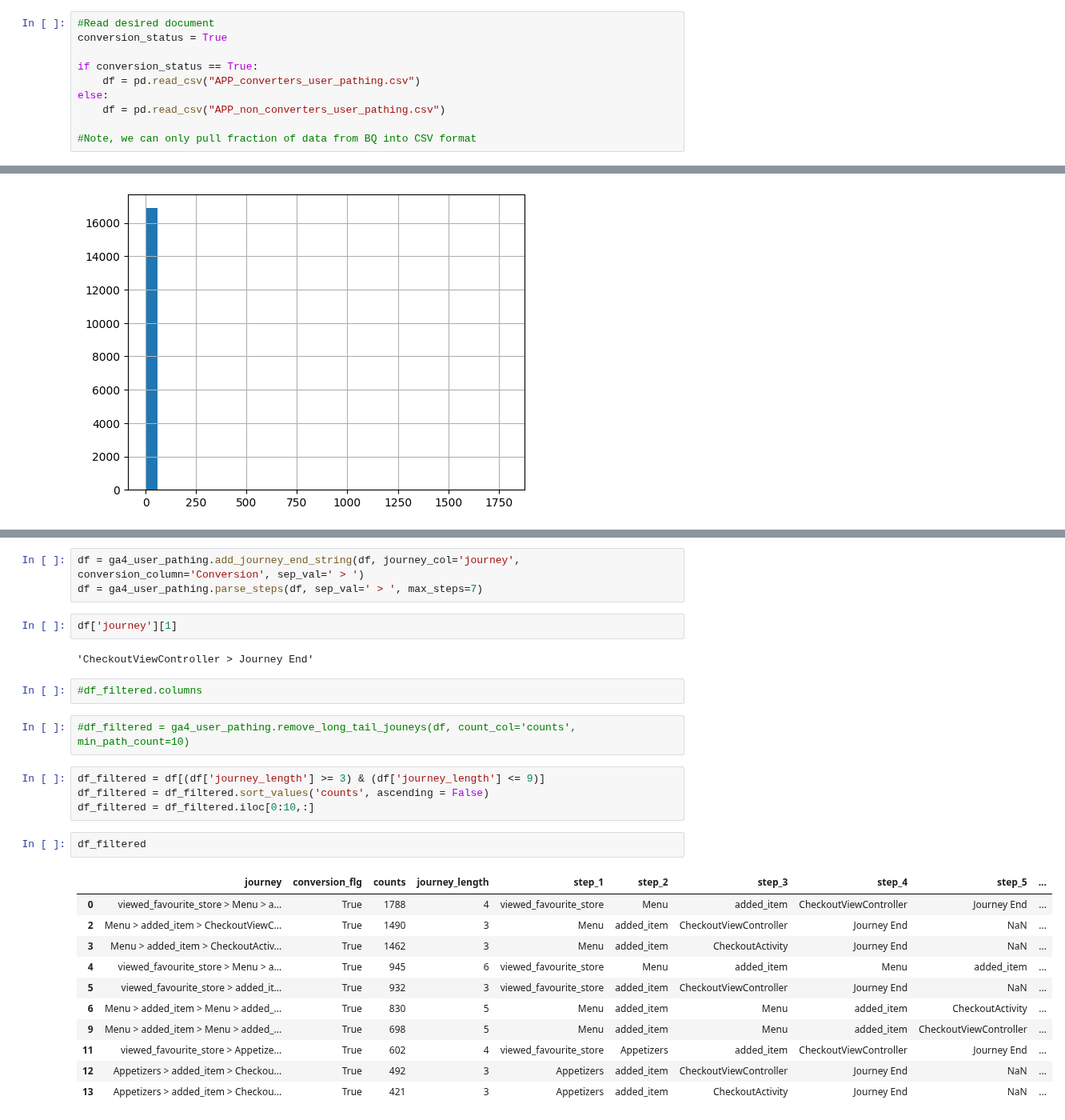
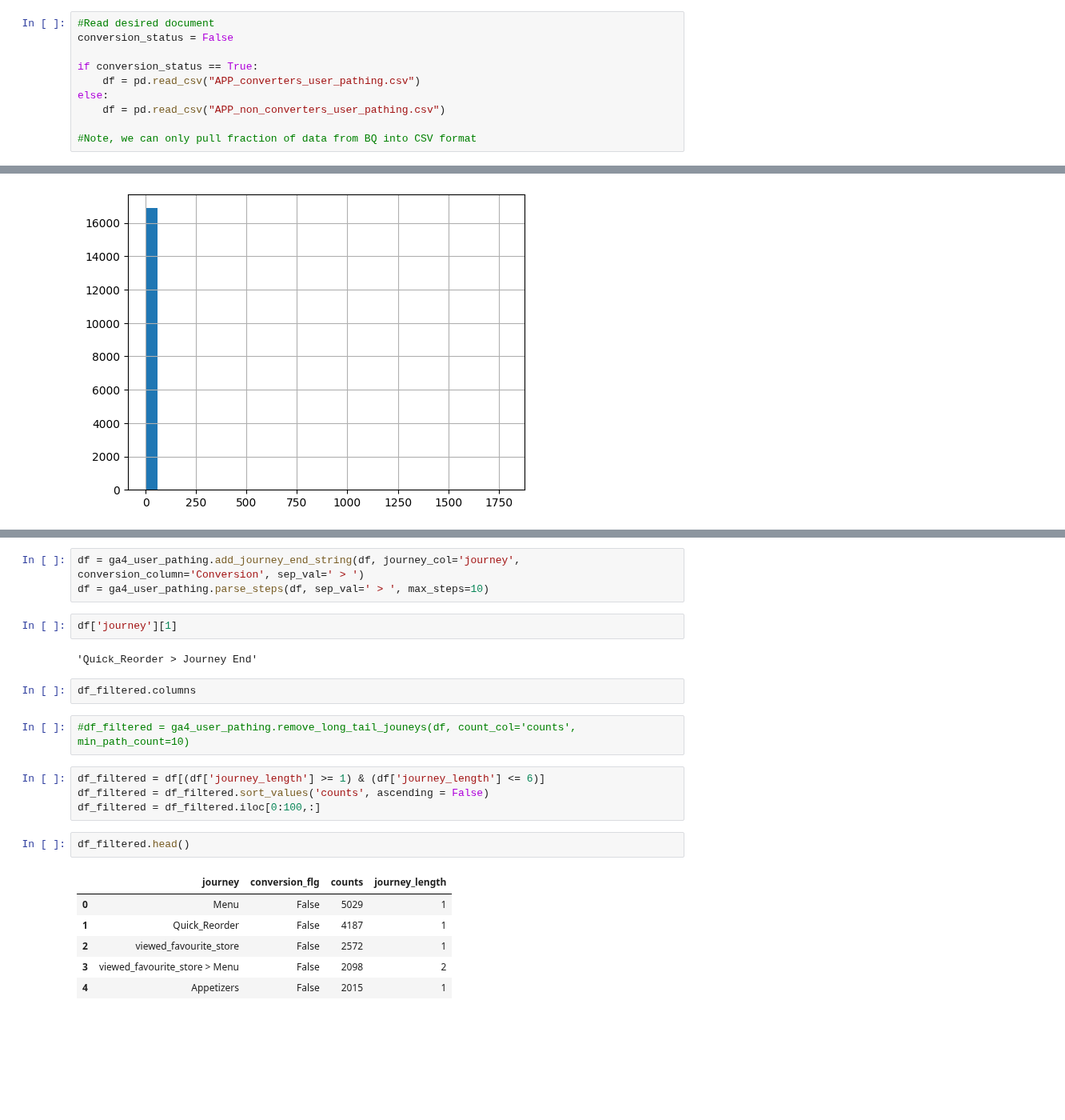
Before and after one commit to matt-walentosky-bt/applebees_user_pathing_analysis, a Jupyter notebook: APP_user_pathing_insights_20221004.ipynb, the cells around one changed output, grey strips where cells are left out. Shown at 80% size. Saved outputs shown, nothing was run; the diff lists cells and outputs as text; blank space fills up the shorter version.

```diff
--- a/APP_user_pathing_insights_20221004.ipynb
+++ b/APP_user_pathing_insights_20221004.ipynb
@@ -22,7 +22,7 @@ os.getcwd()
 '/Users/nehakhatri/Documents/GitHub/applebees_user_pathing_analysis'
 # %%
 #Read desired document
-conversion_status = True
+conversion_status = False
 
 if conversion_status == True:
     df = pd.read_csv("APP_converters_user_pathing.csv")
@@ -105,32 +97,27 @@ df.head(10)
 # %%
 df = ga4_user_pathing.add_journey_end_string(df, journey_col='journey', conversion_column='Conversion', sep_val=' > ')
-df = ga4_user_pathing.parse_steps(df, sep_val=' > ', max_steps=7)
+df = ga4_user_pathing.parse_steps(df, sep_val=' > ', max_steps=10)
 # %%
 df['journey'][1]
 # %% [output]
-'CheckoutViewController > Journey End'
+'Quick_Reorder > Journey End'
 # %%
-#df_filtered.columns
+df_filtered.columns
 # %%
 #df_filtered = ga4_user_pathing.remove_long_tail_jouneys(df, count_col='counts', min_path_count=10)
 # %%
-df_filtered = df[(df['journey_length'] >= 3) & (df['journey_length'] <= 9)]
+df_filtered = df[(df['journey_length'] >= 1) & (df['journey_length'] <= 6)]
 df_filtered = df_filtered.sort_values('counts', ascending = False)
-df_filtered = df_filtered.iloc[0:10,:]
+df_filtered = df_filtered.iloc[0:100,:]
 # %%
-df_filtered
+df_filtered.head()
 # %% [output]
-|  | journey | conversion_flg | counts | journey_length | step_1 | step_2 | step_3 | step_4 | step_5 | ... |
-| 0 | viewed_favourite_store > Menu > a... | True | 1788 | 4 | viewed_favourite_store | Menu | added_item | CheckoutViewController | Journey End | ... |
-| 2 | Menu > added_item > CheckoutViewC... | True | 1490 | 3 | Menu | added_item | CheckoutViewController | Journey End | NaN | ... |
-| 3 | Menu > added_item > CheckoutActiv... | True | 1462 | 3 | Menu | added_item | CheckoutActivity | Journey End | NaN | ... |
-| 4 | viewed_favourite_store > Menu > a... | True | 945 | 6 | viewed_favourite_store | Menu | added_item | Menu | added_item | ... |
-| 5 | viewed_favourite_store > added_it... | True | 932 | 3 | viewed_favourite_store | added_item | CheckoutViewController | Journey End | NaN | ... |
-| 6 | Menu > added_item > Menu > added_... | True | 830 | 5 | Menu | added_item | Menu | added_item | CheckoutActivity | ... |
-| 9 | Menu > added_item > Menu > added_... | True | 698 | 5 | Menu | added_item | Menu | added_item | CheckoutViewController | ... |
-| 11 | viewed_favourite_store > Appetize... | True | 602 | 4 | viewed_favourite_store | Appetizers | added_item | CheckoutViewController | Journey End | ... |
-| 12 | Appetizers > added_item > Checkou... | True | 492 | 3 | Appetizers | added_item | CheckoutViewController | Journey End | NaN | ... |
-| 13 | Appetizers > added_item > Checkou... | True | 421 | 3 | Appetizers | added_item | CheckoutActivity | Journey End | NaN | ... |
+|  | journey | conversion_flg | counts | journey_length |
+| 0 | Menu | False | 5029 | 1 |
+| 1 | Quick_Reorder | False | 4187 | 1 |
+| 2 | viewed_favourite_store | False | 2572 | 1 |
+| 3 | viewed_favourite_store > Menu | False | 2098 | 2 |
+| 4 | Appetizers | False | 2015 | 1 |
 # %%
 df_filtered.columns
 # %% [output]
```
Also changed, not shown: parts of 5 cells of this notebook, 2 other files.
